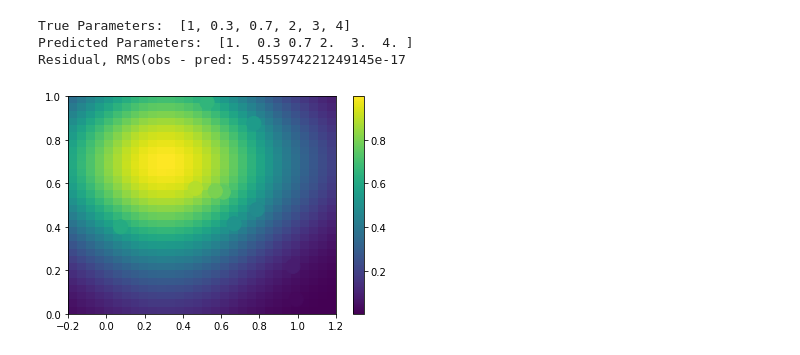
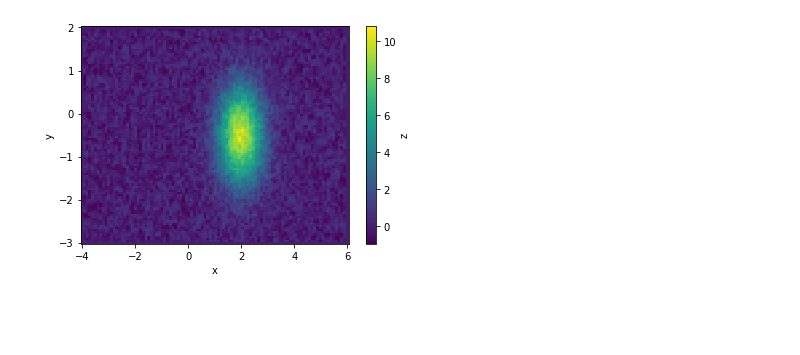
Before and after one commit to AndrewJAHogue/MIRA-cli, a Jupyter notebook: main.ipynb, the cells around one changed output. Saved outputs shown, nothing was run; the diff lists cells and outputs as text; code cells hidden in the pictures; blank space fills up the shorter version.

Commit message:
Chocked up quite a few examples. And even a few original methods myself

```diff
--- a/main.ipynb
+++ b/main.ipynb
@@ -90,7 +0,0 @@ def plot(xy, zobs, pred_params):
-# %%
-main()
-# %% [output]
-True Parameters:  [1, 0.3, 0.7, 2, 3, 4]
-Predicted Parameters:  [1.  0.3 0.7 2.  3.  4. ]
-Residual, RMS(obs - pred: 5.455974221249145e-17
-[figure, removed]
@@ -96,0 +8,20 @@ Residual, RMS(obs - pred: 5.455974221249145e-17
+# %%
+npoints = 10000
+np.random.seed(2021)
+x = np.random.rand(npoints)*10 - 4
+y = np.random.rand(npoints)*5 - 3
+z = gaussian2d(x, y, amplitude=30, centerx=2, centery=-.5, sigmax=.6, sigmay=.8)
+z += 2*(np.random.rand(*z.shape)-.5)
+error = np.sqrt(z+1)
+# %%
+X, Y = np.meshgrid(np.linspace(x.min(), x.max(), 100), np.linspace(y.min(), y.max(), 100))
+Z = griddata((x,y), z, (X, Y), method='linear', fill_value=0)
+
+fig, ax = plt.subplots()
+art = ax.pcolor(X, Y, Z, shading='auto')
+plt.colorbar(art, ax=ax, label='z')
+ax.set_xlabel('x')
+ax.set_ylabel('y')
+plt.show()
+# %% [output]
+[figure, added]
```
Also changed, not shown: parts of 26 cells of this notebook, 3 other files.
